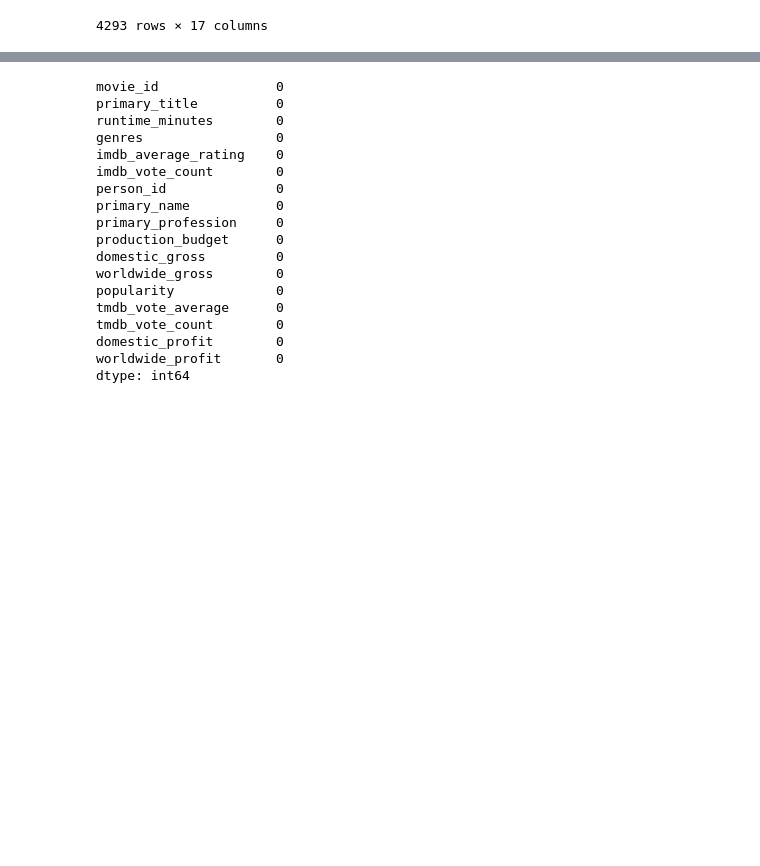
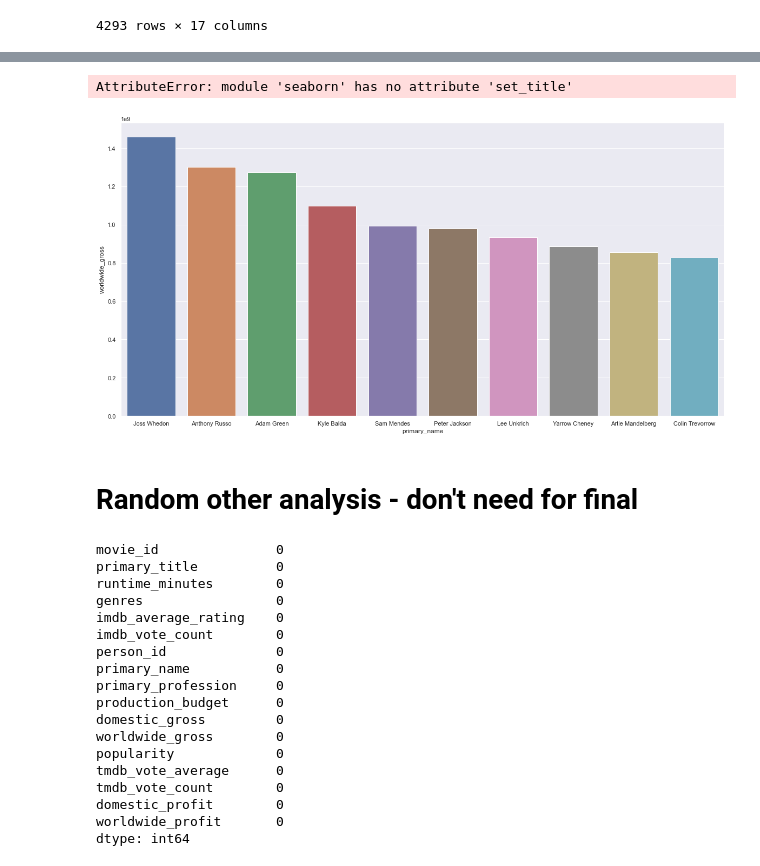
Before and after one commit to abwilliamss/AIAcademy-capstone, a Jupyter notebook: abby.ipynb, the cells around one changed output, grey strips where cells are left out. Drawn from its saved outputs; the diff is of its cells as text; code cells hidden in the pictures; blank space fills up the shorter version.

```diff
--- a/abby.ipynb
+++ b/abby.ipynb
@@ -182,3 +129,6 @@ final
 | 7384 | tt8043306 | Teefa in Trouble | 155.0 | Crime | 7.4 | 2724 | nm6773153 | ... |
 | 7427 | tt8632862 | Fahrenheit 11/9 | 128.0 | Documentary | 6.7 | 11628 | nm0601619 | ... |
 4293 rows × 17 columns
+# %%
+directors_profit = final.groupby('primary_name').mean()['worldwide_gross'].sort_values(ascending=False).to_frame()
+directors_profit
@@ -185,3 +150,20 @@ final
+# %%
+import seaborn as sns
+d = directors_profit.head(10)
+sns.barplot(x=d.index, y= d['worldwide_gross'])
+
+# Set label for y-axis
+
+# Set title for plot
+sns.set_title( "Bill vs Tips" , size = 24 )
+sns.color_palette("mako", as_cmap=True)
+sns.set(rc={'figure.figsize':(20,10)})
+# pt.set_xticklabels(rotation=90)
+# %% [output]
+AttributeError: module 'seaborn' has no attribute 'set_title'
+[figure, added]
+# %% [markdown]
+# Random other analysis - don't need for final
 # %%
 final.isnull().sum()
 # %% [output]
```
Also changed, not shown: parts of 21 cells of this notebook.
